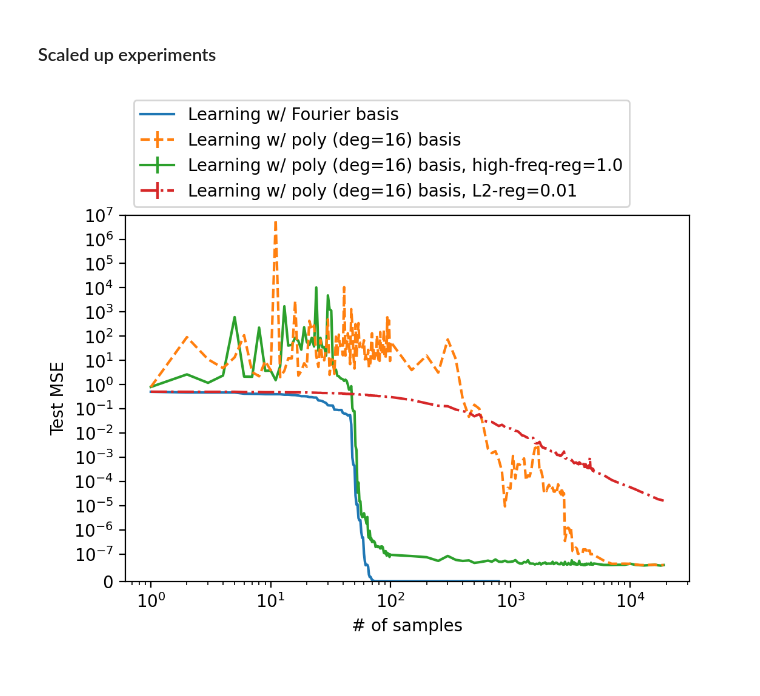
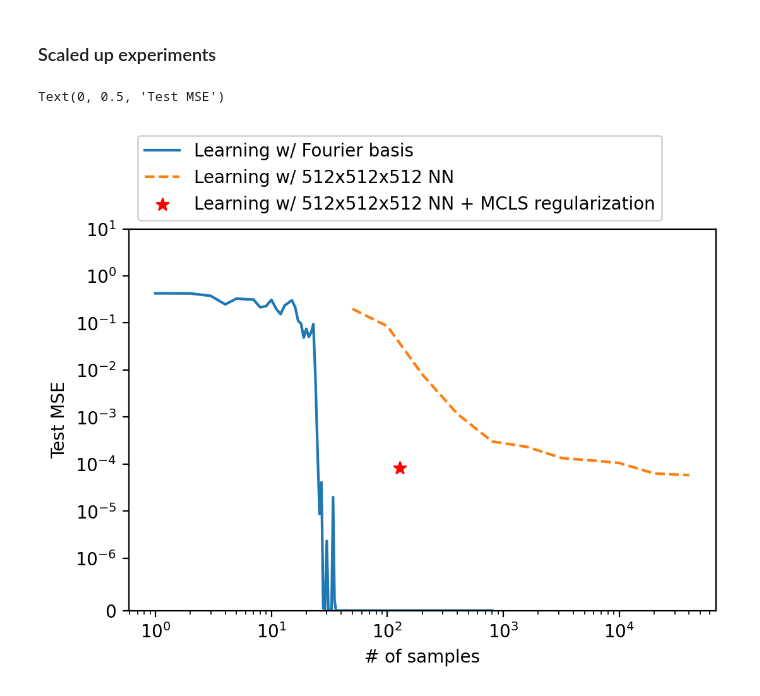
Before and after one commit to ed1d1a8d/scaling, a Jupyter notebook: notebooks/nn-harmonic-reg.ipynb, the cells around one changed output. Cells and saved outputs as stored; diff of their text form; code cells hidden in the pictures.

```diff
--- a/notebooks/nn-harmonic-reg.ipynb
+++ b/notebooks/nn-harmonic-reg.ipynb
@@ -154,7 +195,7 @@ def run_nn_exp(
 TRUE_HF = HarmonicFn(
     HarmonicFnConfig(
         input_dim=2,
-        freq_limit=3,
+        freq_limit=2,
         num_components=16,
     )
 )
@@ -270,5 +318,9 @@ plt.hist(img.flatten(), bins=128);
 # %% [markdown]
 ### Scaled up experiments
 # %%
-DATA = dict()
+# DATA = dict()
+with open("data/nn-harmonic-reg-data.pkl", "rb") as f:
+    DATA = pickle.load(f)
+# %%
+DATA["relu_reg_mh"] = dm.n_train, mh
 # %%
@@ -298,0 +333,10 @@ for lam_str in ["0", "1"]:
+# %%
+DATA["hf"] = run_lstsq_exp(
+    ns=list(range(1, 100)) + [200, 400, 800],
+    true_fn=TRUE_HF,
+    estimator=lambda xs, ys: HarmonicFn.construct_via_lstsq(
+        xs=xs,
+        ys=ys,
+        freq_limit=2,
+    ),
+)
@@ -299,25 +347,32 @@ for lam_str in ["0", "1"]:
 # %%
 plt.figure(dpi=200)
 
-plt.plot(DATA["hf2"].ns, DATA["hf2"].val_mses, label="Learning w/ Fourier basis")
 
 def plot_key(key: str, **plt_kwargs):
-    utils.plot_errorbar(
-        xs=DATA[key].ns, ys=DATA[key].val_mses,
-        lo_q=0.5, mid_q=0.5, hi_q=0.5, **plt_kwargs
-    )
+    plt.plot(DATA[key].ns, DATA[key].val_mses, **plt_kwargs)
 
-plot_key("cp16-f3-lam-0", linestyle="--", label="Learning w/ poly (deg=16) basis")
-plot_key("cp16-f3-lam-1", zorder=-1, label="Learning w/ poly (deg=16) basis, high-freq-reg=1.0")
-plot_key("cp16-f3-lam-l2-1e-2", linestyle="-.", label="Learning w/ poly (deg=16) basis, L2-reg=0.01")
 
-#plot_key("cp12-f3-lam-1")
-#plot_key("cp12-f3-lam-0", linestyle="--")
+plot_key("hf", label="Learning w/ Fourier basis")
+plot_key("relu", linestyle="--", label="Learning w/ 512x512x512 NN")
+# plot_key("cp16-f3-lam-1", zorder=-1, label="Learning w/ poly (deg=16) basis, high-freq-reg=1.0")
+# plot_key("cp16-f3-lam-l2-1e-2", linestyle="-.", label="Learning w/ poly (deg=16) basis, L2-reg=0.01")
 
-plt.xscale("log");
-plt.yscale("symlog", linthresh=1e-7); plt.ylim(0, 1e7)
-plt.legend(loc="lower left", bbox_to_anchor=(0, 1));
+plt.scatter(
+    [DATA["relu_reg_mh"][0]],
+    [DATA["relu_reg_mh"][1].val_mse.iloc[-1]],
+    marker="*", c="red", s=50,
+    label="Learning w/ 512x512x512 NN + MCLS regularization"
+)
+
+# plot_key("cp12-f3-lam-1")
+# plot_key("cp12-f3-lam-0", linestyle="--")
+
+plt.xscale("log")
+plt.yscale("symlog", linthresh=1e-6)
+plt.ylim(0, 1e1)
+plt.legend(loc="lower left", bbox_to_anchor=(0, 1))
 plt.xlabel("# of samples")
-plt.ylabel("Test MSE");
+plt.ylabel("Test MSE")
 # %% [output]
+Text(0, 0.5, 'Test MSE')
-[figure, old version]
+[figure, new version]
```
Also changed, not shown: parts of 12 cells of this notebook, 4 other files.
